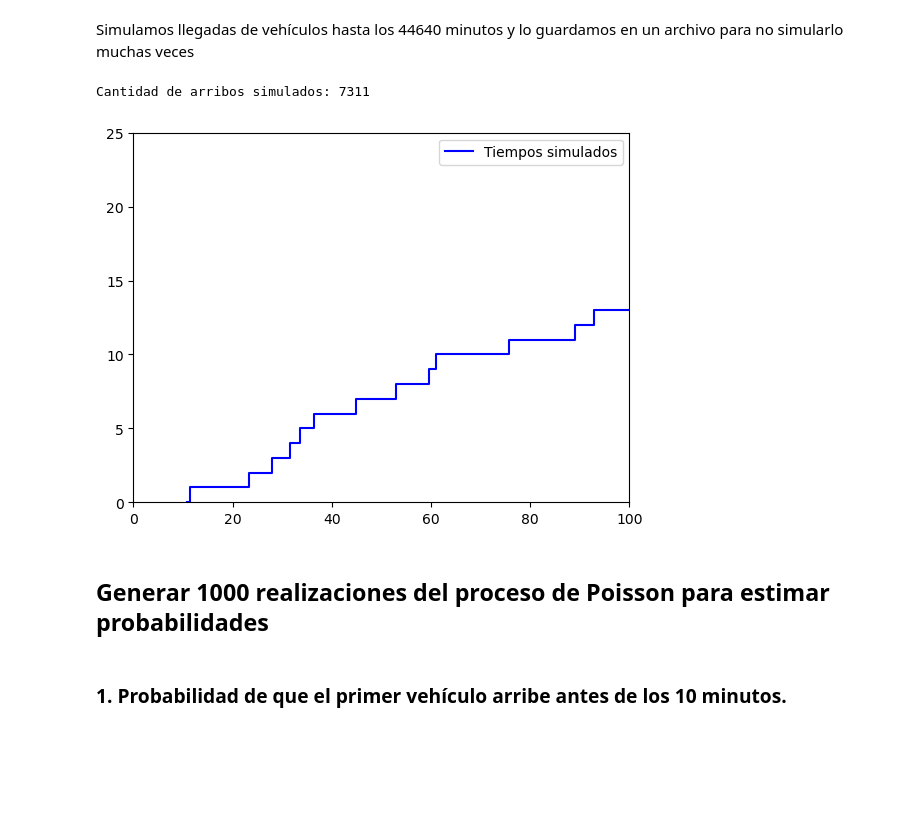
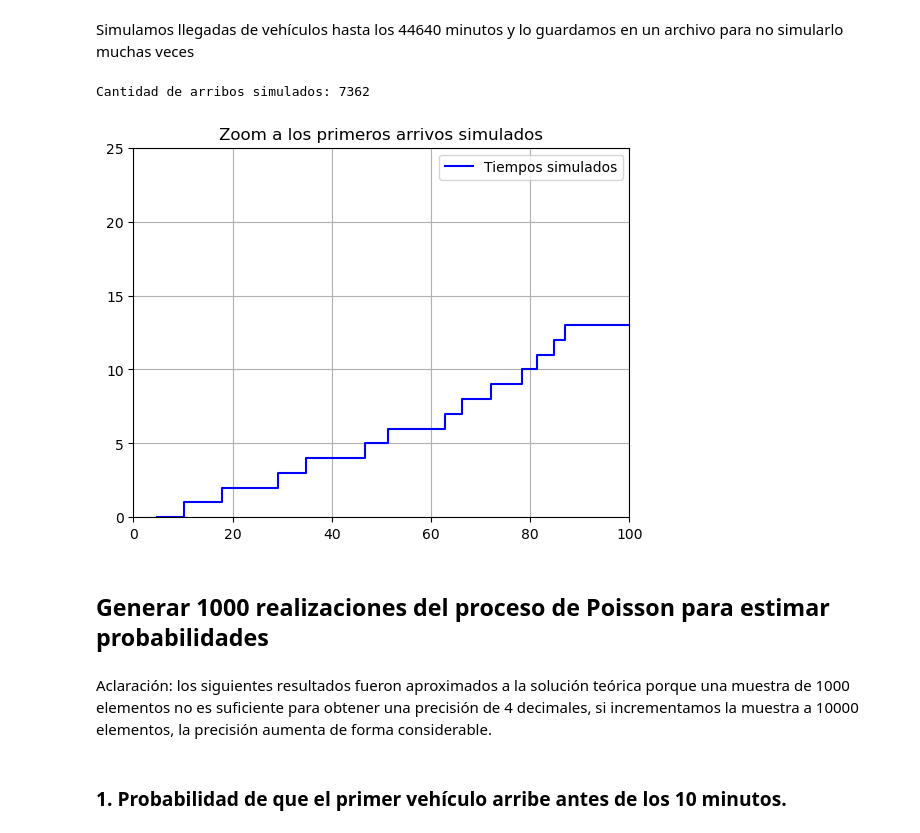
Before and after one commit to ian-g123/simulacion-grupo-04, a Jupyter notebook: TP1_Simulacion_Grupo4.ipynb, the cells around one changed output. Saved outputs shown, nothing was run; the diff lists cells and outputs as text; code cells hidden in the pictures; blank space fills up the shorter version.

```diff
--- a/TP1_Simulacion_Grupo4.ipynb
+++ b/TP1_Simulacion_Grupo4.ipynb
@@ -1006,34 +1024,36 @@ Simulamos llegadas de vehículos hasta los 44640 minutos y lo guardamos en un ar
 # %%
 generador_aleatorio = MT19937(0)
 tiempos_simulados = []
 tiempo_arribo_actual = 0
 
 while tiempo_arribo_actual < 44640:
     tiempo_arribo_actual += (
         -np.log(1 - generador_aleatorio.next_uniforme()) / lambda_minutos
     )
     tiempos_simulados.append(tiempo_arribo_actual)
 tiempos_simulados.pop()
 
 print(f"Cantidad de arribos simulados: {len(tiempos_simulados)}")
 
 # Graficamos los tiempos simulados
+plt.grid()
 plt.step(
     tiempos_simulados,
     range(len(tiempos_simulados)),
     where="post",
     label="Tiempos simulados",
     color="b",
 )
 
 # Hacemos un zoom para ver algunos arribos
+plt.title("Zoom a los primeros arrivos simulados")
 plt.xlim(0, 100)
 plt.ylim(0, 25)
 plt.legend()
 plt.show()
 # %% [output]
-Cantidad de arribos simulados: 7311
+Cantidad de arribos simulados: 7362
-[figure, old version]
+[figure, new version]
 # %% [markdown]
 ## Generar 1000 realizaciones del proceso de Poisson para estimar probabilidades
 # %%
@@ -1050,6 +1070,8 @@ for _ in range(1000):
         vuelta_i.append(tiempo_actual)
     vuelta_i.pop()
     tiempos_simulados.append(vuelta_i)
+# %% [markdown]
+Aclaración: los siguientes resultados fueron aproximados a la solución teórica porque una muestra de 1000 elementos no es suficiente para obtener una precisión de 4 decimales, si incrementamos la muestra a 10000 elementos, la precisión aumenta de forma considerable.
 # %% [markdown]
 ### 1. Probabilidad de que el primer vehículo arribe antes de los 10 minutos.
 # %%
```
Also changed, not shown: parts of 20 cells of this notebook, 1 other file.
